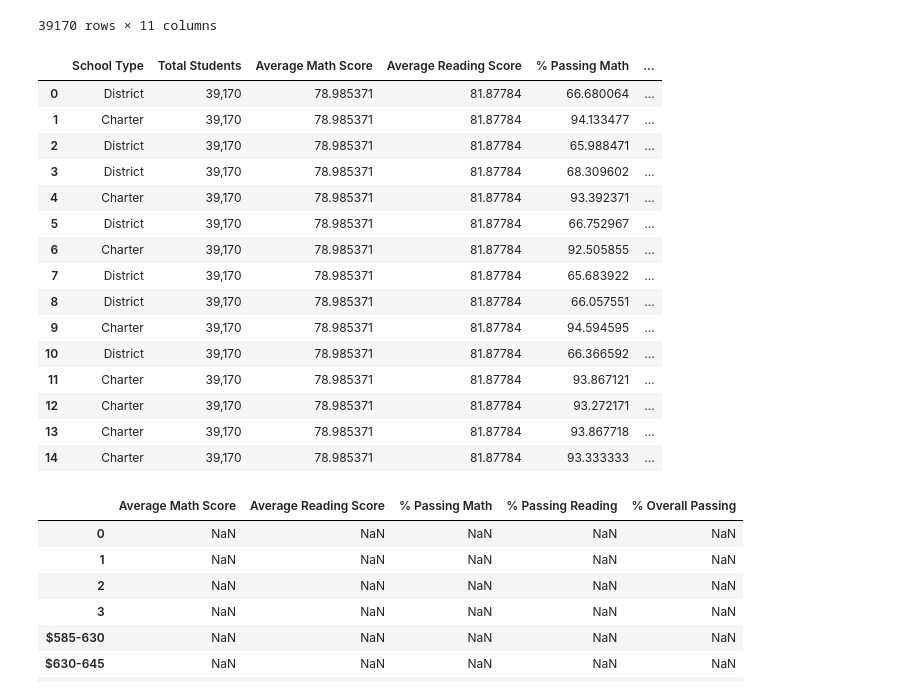
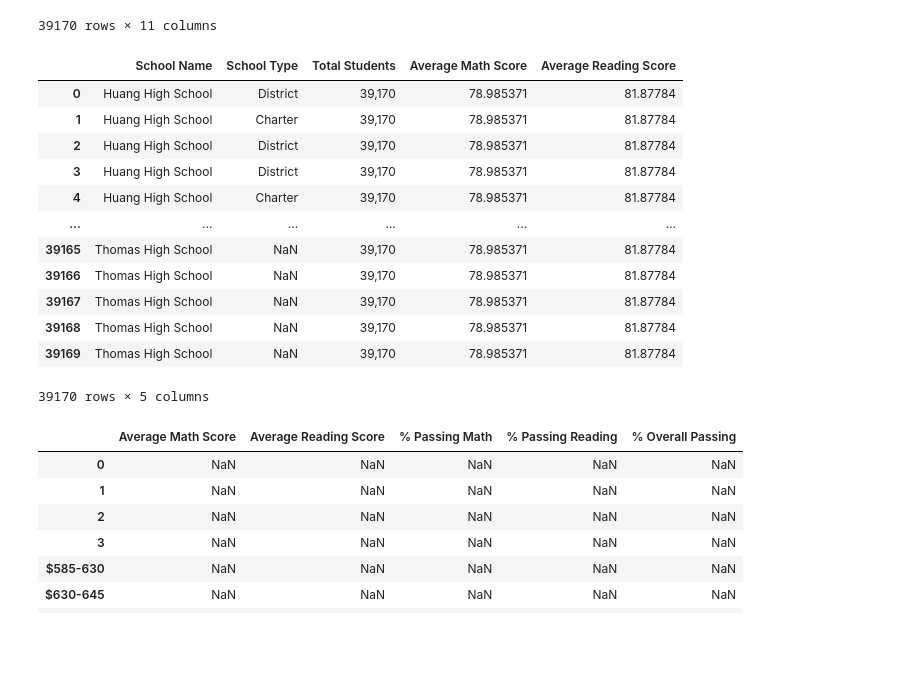
Before and after one commit to WalterHampson/PandasChallenge, a Jupyter notebook: Module4Challenge.ipynb, the cells around one changed output. Saved outputs shown, nothing was run; the diff lists cells and outputs as text; code cells hidden in the pictures; blank space fills up the shorter version.

```diff
--- a/Module4Challenge.ipynb
+++ b/Module4Challenge.ipynb
@@ -74,33 +88,29 @@ sdc
 39170 rows × 11 columns
 # %%
 pd.DataFrame({
+    'School Name': sdc['school_name'],
     'School Type': sdc.groupby('school_name')['type'].first().reset_index(drop=True),
     'Total Students': f'{sdc.student_name.count():,}',
-    'Total School Budget':
-    'Per Student Budget':
     'Average Math Score': sdc.math_score.mean(),
     'Average Reading Score': sdc.reading_score.mean(),
     '% Passing Math': passing_math_per_school,
     '% Passing Reading': passing_reading_per_school,
     '% Overall Passing': overall_passing_per_school
 })
 # %% [output]
-|  | School Type | Total Students | Average Math Score | Average Reading Score | % Passing Math | ... |
-| 0 | District | 39,170 | 78.985371 | 81.87784 | 66.680064 | ... |
-| 1 | Charter | 39,170 | 78.985371 | 81.87784 | 94.133477 | ... |
-| 2 | District | 39,170 | 78.985371 | 81.87784 | 65.988471 | ... |
-| 3 | District | 39,170 | 78.985371 | 81.87784 | 68.309602 | ... |
-| 4 | Charter | 39,170 | 78.985371 | 81.87784 | 93.392371 | ... |
-| 5 | District | 39,170 | 78.985371 | 81.87784 | 66.752967 | ... |
-| 6 | Charter | 39,170 | 78.985371 | 81.87784 | 92.505855 | ... |
-| 7 | District | 39,170 | 78.985371 | 81.87784 | 65.683922 | ... |
-| 8 | District | 39,170 | 78.985371 | 81.87784 | 66.057551 | ... |
-| 9 | Charter | 39,170 | 78.985371 | 81.87784 | 94.594595 | ... |
-| 10 | District | 39,170 | 78.985371 | 81.87784 | 66.366592 | ... |
-| 11 | Charter | 39,170 | 78.985371 | 81.87784 | 93.867121 | ... |
-| 12 | Charter | 39,170 | 78.985371 | 81.87784 | 93.272171 | ... |
-| 13 | Charter | 39,170 | 78.985371 | 81.87784 | 93.867718 | ... |
-| 14 | Charter | 39,170 | 78.985371 | 81.87784 | 93.333333 | ... |
+|  | School Name | School Type | Total Students | Average Math Score | Average Reading Score |
+| 0 | Huang High School | District | 39,170 | 78.985371 | 81.87784 |
+| 1 | Huang High School | Charter | 39,170 | 78.985371 | 81.87784 |
+| 2 | Huang High School | District | 39,170 | 78.985371 | 81.87784 |
+| 3 | Huang High School | District | 39,170 | 78.985371 | 81.87784 |
+| 4 | Huang High School | Charter | 39,170 | 78.985371 | 81.87784 |
+| ... | ... | ... | ... | ... | ... |
+| 39165 | Thomas High School | NaN | 39,170 | 78.985371 | 81.87784 |
+| 39166 | Thomas High School | NaN | 39,170 | 78.985371 | 81.87784 |
+| 39167 | Thomas High School | NaN | 39,170 | 78.985371 | 81.87784 |
+| 39168 | Thomas High School | NaN | 39,170 | 78.985371 | 81.87784 |
+| 39169 | Thomas High School | NaN | 39,170 | 78.985371 | 81.87784 |
+39170 rows × 5 columns
 # %%
 school_summary['Total School Budget'] = school_group['math_score'].count()
 
```
Also changed, not shown: parts of 3 cells of this notebook.
